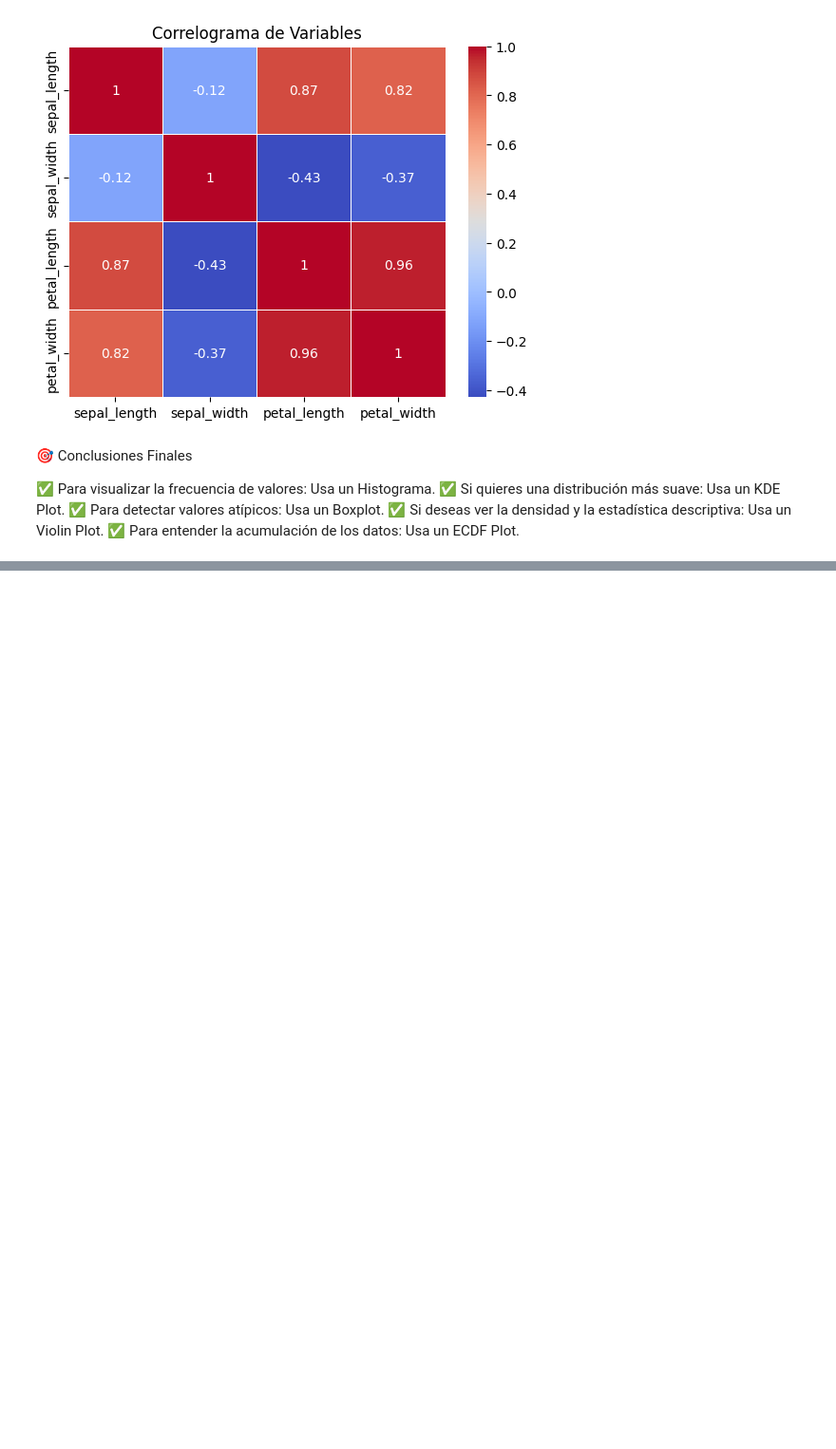
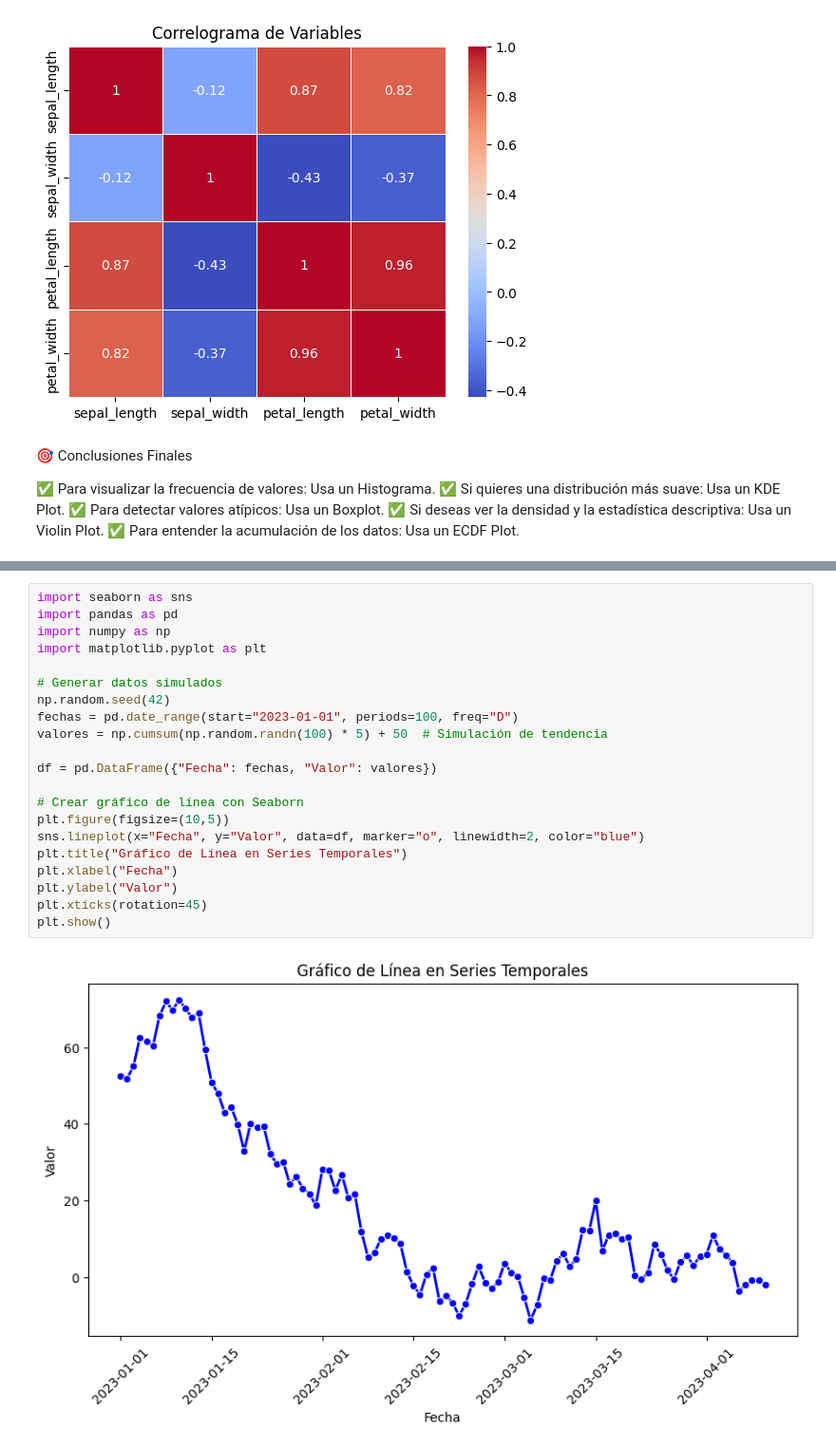
Before and after one commit to jorgesislema/python-mastery, a Jupyter notebook: 03-Data_Science_e_IA/Gráficos en Seaborn.ipynb, the cells around one changed output, grey strips where cells are left out. Shown at 95% size. Saved outputs shown, nothing was run; the diff lists cells and outputs as text; blank space fills up the shorter version.

```diff
--- a/03-Data_Science_e_IA/Gráficos en Seaborn.ipynb
+++ b/03-Data_Science_e_IA/Gráficos en Seaborn.ipynb
@@ -721,0 +740,23 @@ plt.show()
+# %%
+import seaborn as sns
+import pandas as pd
+import numpy as np
+import matplotlib.pyplot as plt
+
+# Generar datos simulados
+np.random.seed(42)
+fechas = pd.date_range(start="2023-01-01", periods=100, freq="D")
+valores = np.cumsum(np.random.randn(100) * 5) + 50  # Simulación de tendencia
+
+df = pd.DataFrame({"Fecha": fechas, "Valor": valores})
+
+# Crear gráfico de línea con Seaborn
+plt.figure(figsize=(10,5))
+sns.lineplot(x="Fecha", y="Valor", data=df, marker="o", linewidth=2, color="blue")
+plt.title("Gráfico de Línea en Series Temporales")
+plt.xlabel("Fecha")
+plt.ylabel("Valor")
+plt.xticks(rotation=45)
+plt.show()
+# %% [output]
+[figure, added]
```
Also changed, not shown: parts of 8 cells of this notebook.
